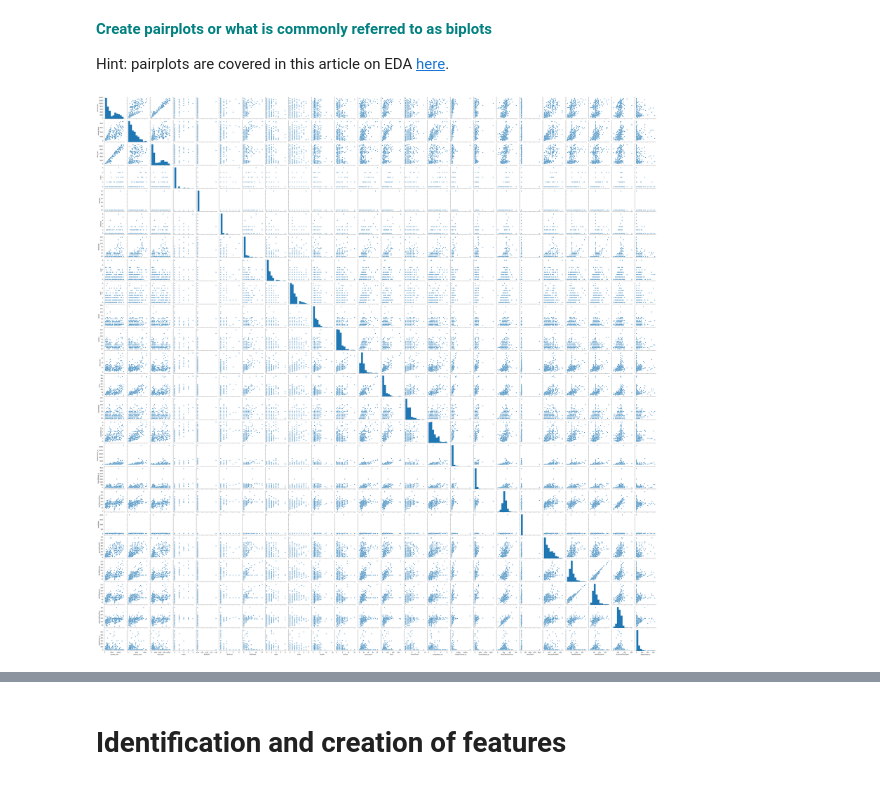
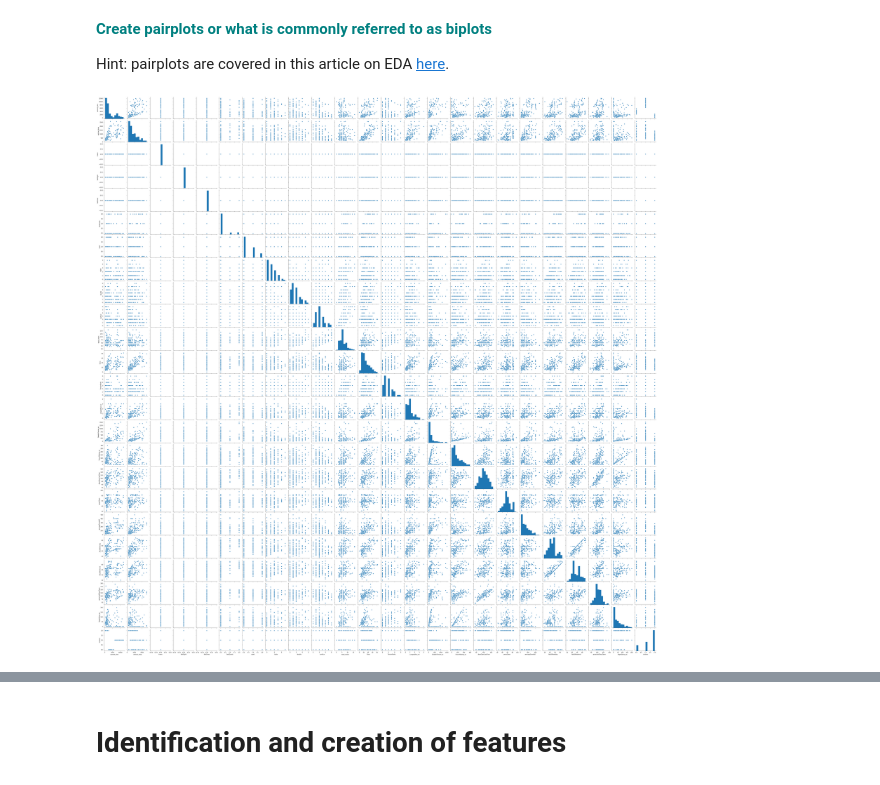
Before and after one commit to SanjaPanda/Guided-Capstone, a Jupyter notebook: Notebook_stepthree.ipynb, the cells around one changed output, grey strips where cells are left out. Cells and saved outputs as stored; diff of their text form; code cells hidden in the pictures.

```diff
--- a/Notebook_stepthree.ipynb
+++ b/Notebook_stepthree.ipynb
@@ -244,4 +246,4 @@ Hint: pairplots are covered in this article on EDA [here](https://medium.com/@ai
 # %%
-g = sns.pairplot(df)
+g = sns.pairplot(dfno)
 # %% [output]
-[figure, old version]
+[figure, new version]
```
Also changed, not shown: parts of 9 cells of this notebook, 2 other files.
